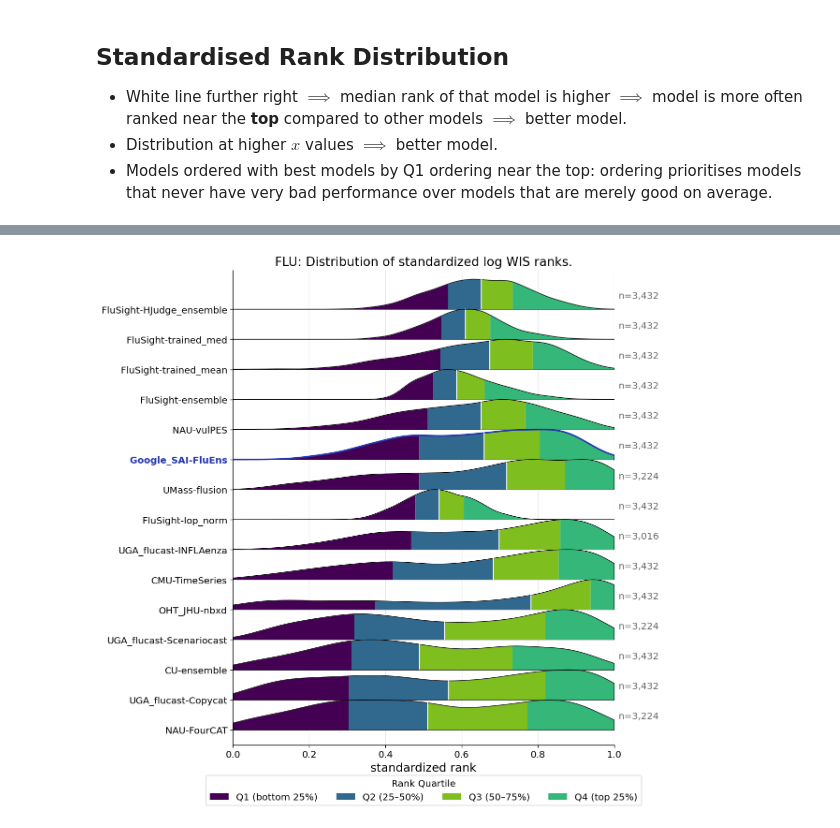
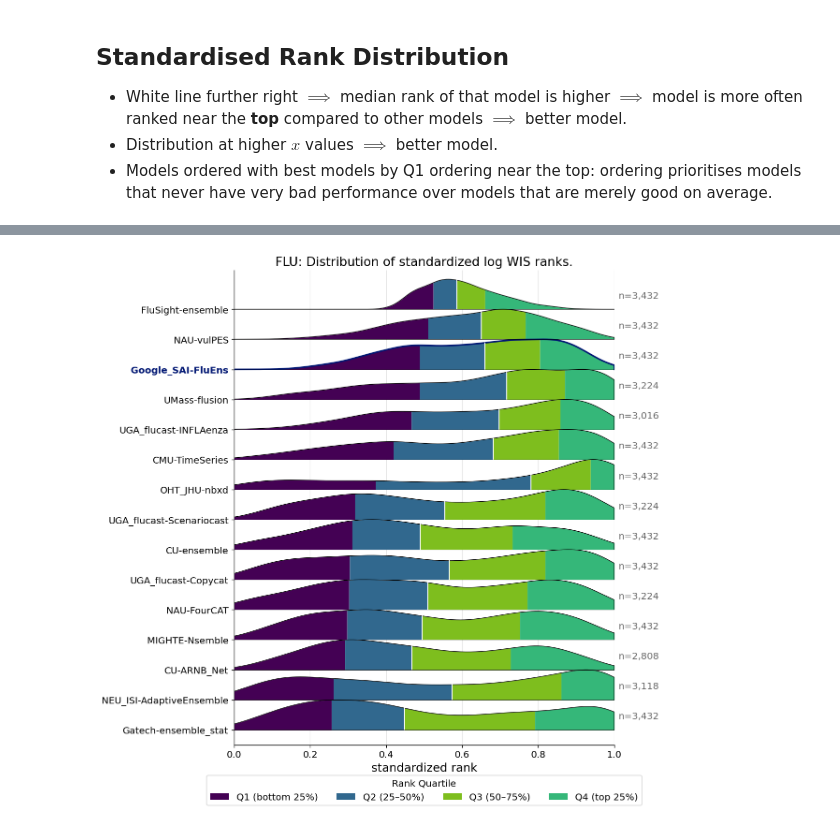
Before and after one commit to sarahmart/epi-hub-analysis, a Jupyter notebook: flu_analysis.ipynb, the cells around one changed output, grey strips where cells are left out. Saved outputs shown, nothing was run; the diff lists cells and outputs as text; code cells hidden in the pictures.

```diff
--- a/flu_analysis.ipynb
+++ b/flu_analysis.ipynb
@@ -103,6 +103,13 @@ MODEL_COLOUR = {
     )
     for m in scores["model_id"].unique()
 }
+MODEL_HATCH = {
+    m: (
+        "//" if m in HUB_MODELS
+        else ""
+    )
+    for m in scores["model_id"].unique()
+}
 # %%
 # Location submission check (here for Puerto Rico)
 # Uses scores_all (before location filtering) -- how many models submit for this location?
@@ -750,14 +777,14 @@ display(
 # %%
 P.plot_rank_distribution(
     scores,
-    eligible_models,
+    [m for m in eligible_models if m not in set(HUB.extra_ensemble_ids)],
     MODEL_COLOUR,
     score_col="log_wis",
     top_n=15,
     main_model=GOOGLE,
     hub_label=HUB.label,
     show_n_tasks=True,
     save_path=os.path.join(PLTS_TO, f"{FOR_DISEASE}_rank_distribution.png"),
 )
 # %% [output]
-[figure, old version]
+[figure, new version]
```
Also changed, not shown: parts of 5 cells of this notebook, 24 other files.
